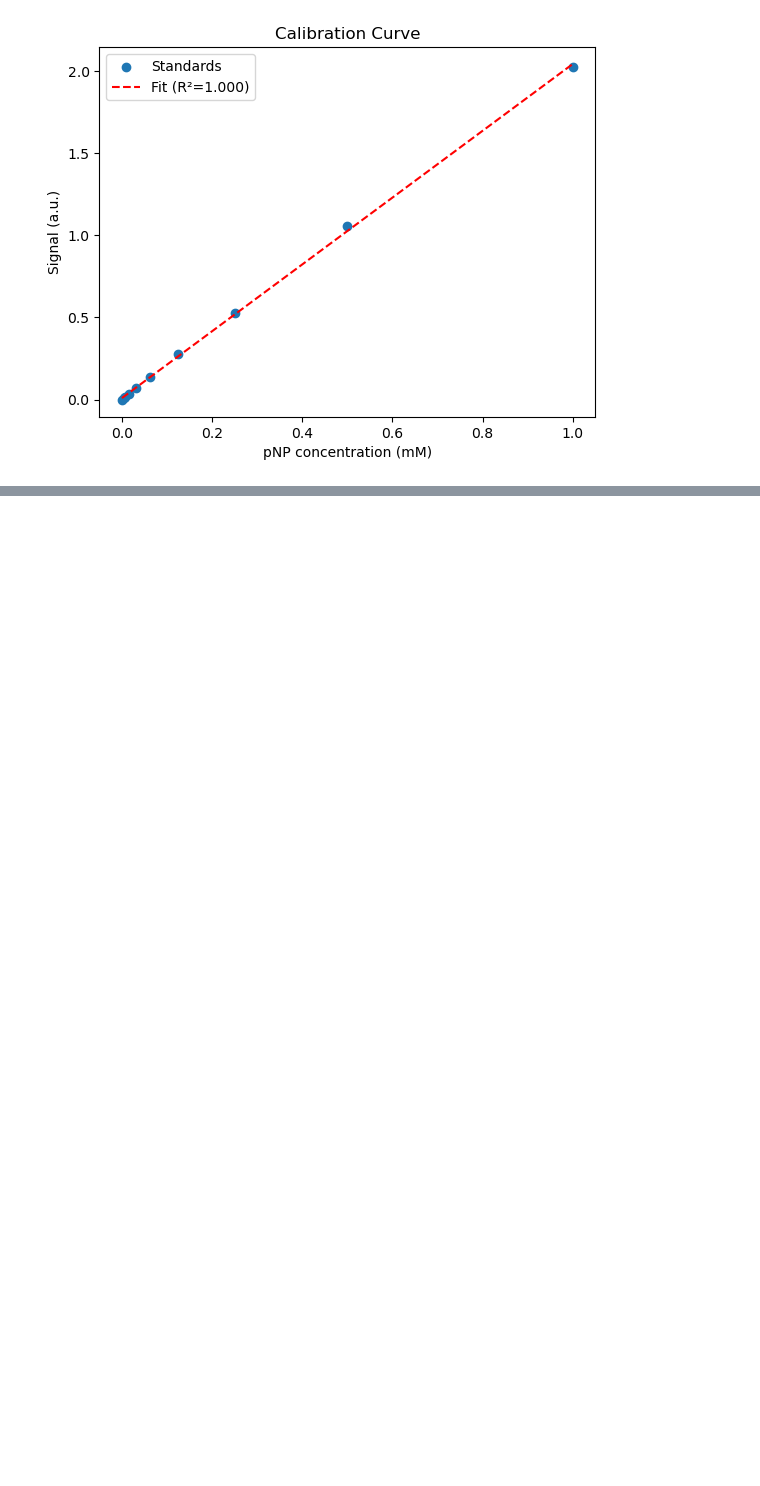
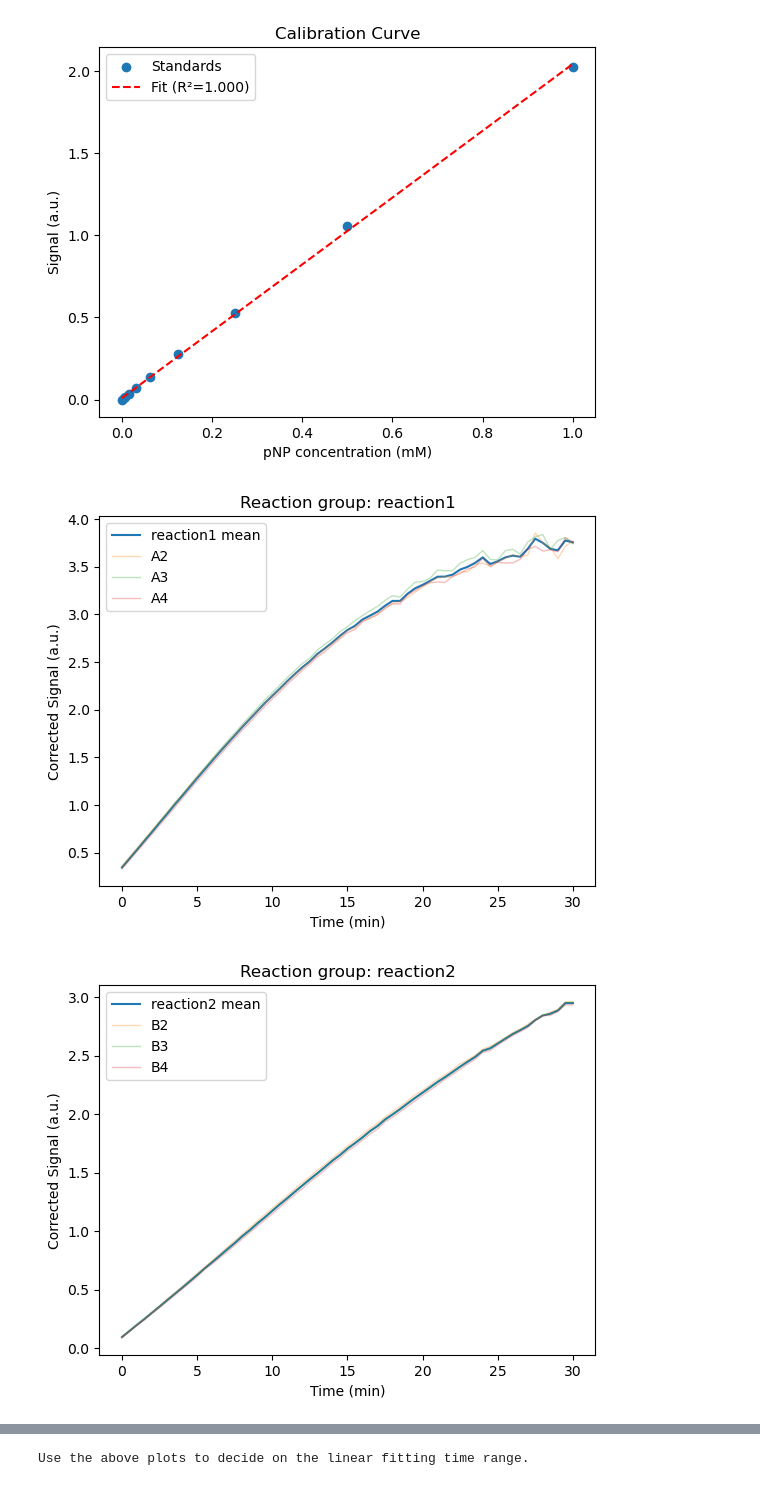
Before and after one commit to nicolasrincont/29905-CourseProject, a Jupyter notebook: normalized_rates.ipynb, the cells around one changed output, grey strips where cells are left out. Cells and saved outputs as stored; diff of their text form; code cells hidden in the pictures; blank space fills up the shorter version.

Commit message:
Second commit: Reaction traces and linear range selection.

```diff
--- a/normalized_rates.ipynb
+++ b/normalized_rates.ipynb
@@ -93,3 +93,25 @@ plt.title("Calibration Curve")
 plt.show()
 # %% [output]
 [figure]
+# %%
+# -------------------------
+# Step 6: Preview reaction traces (average per group)
+# -------------------------
+
+reaction_labels = [g for g in groups if g.startswith("reaction")]
+
+for r in reaction_labels:
+    avg_trace = wells_corrected[groups[r]].mean(axis=1)
+    plt.plot(time/60, avg_trace, label=f"{r} mean")
+    for well in groups[r]:
+        plt.plot(time/60, wells_corrected[well], alpha=0.3, lw=1, label=f"{well}")
+    plt.xlabel("Time (min)")
+    plt.ylabel("Corrected Signal (a.u.)")
+    plt.title(f"Reaction group: {r}")
+    plt.legend()
+    plt.show()
+
+print("Use the above plots to decide on the linear fitting time range.")
+# %% [output]
+[figure, added]
+[figure, added]
@@ -95,0 +121 @@ plt.show()
+Use the above plots to decide on the linear fitting time range.
```
Also changed, not shown: parts of 2 cells of this notebook.
